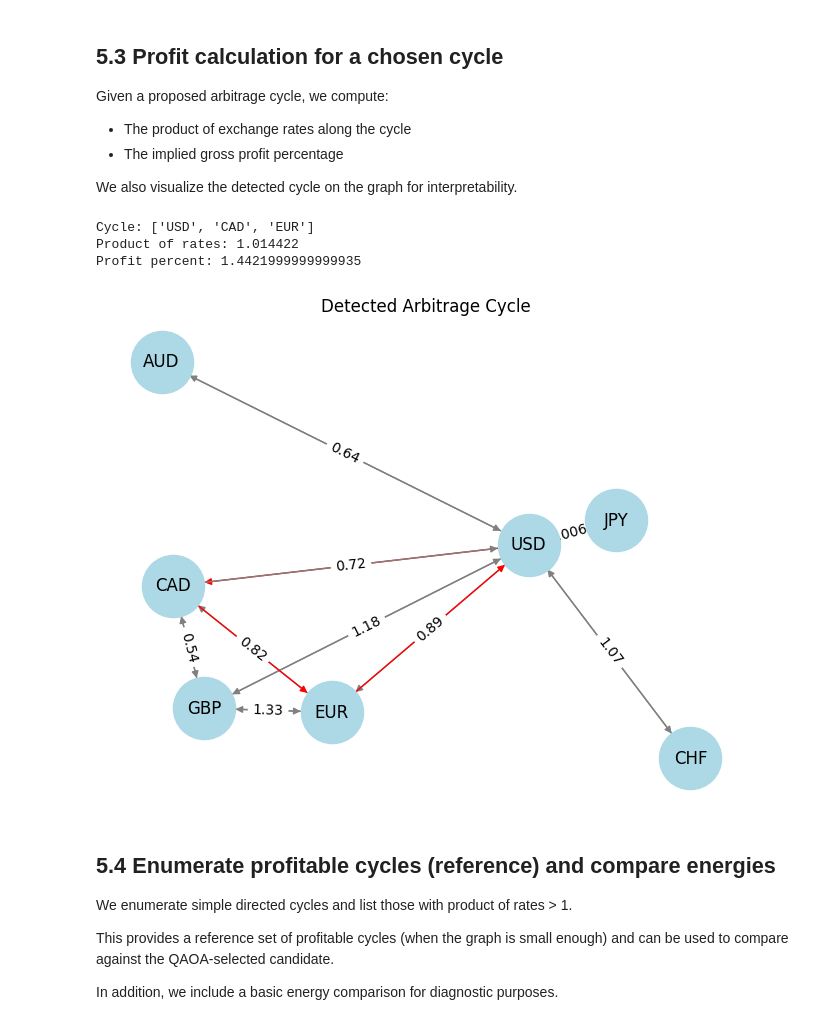
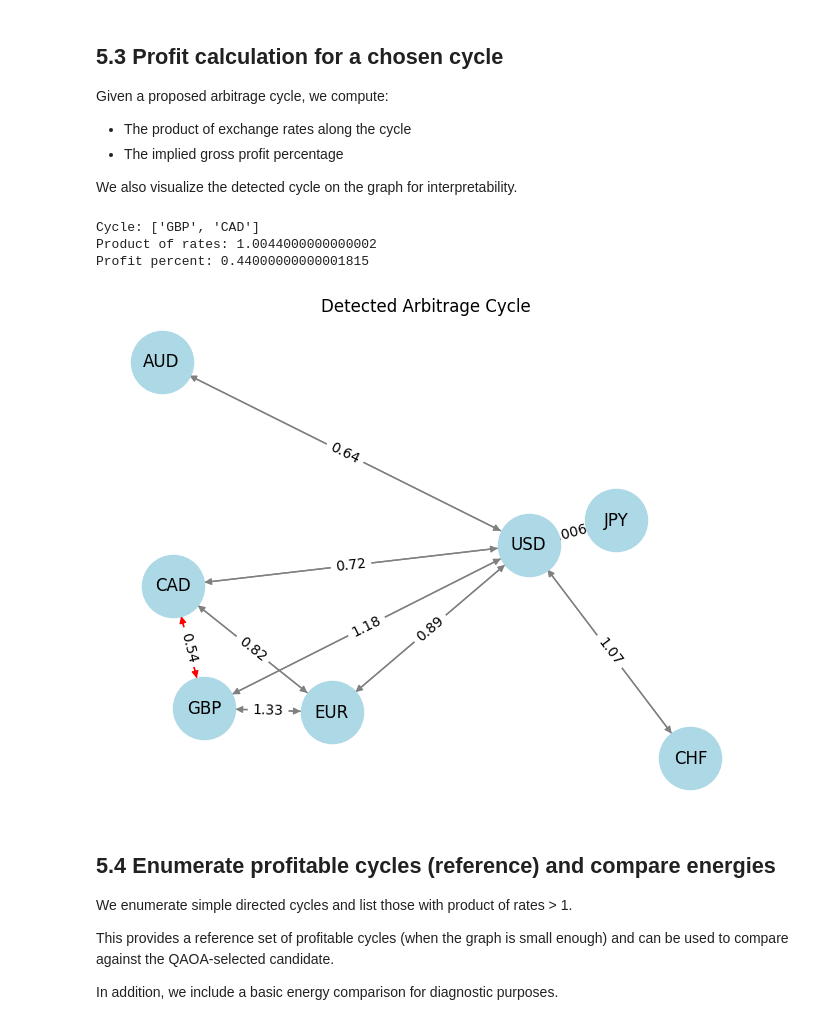
Before and after one commit to Bhuvanesh-kumar-k/Currency-Arbitrage-using-Quantum-Methodology-qiskit, a Jupyter notebook: Code Files/Currency_Arbitrage_QAOA_Qiskit.ipynb, the cells around one changed output. Cells and saved outputs as stored; diff of their text form; code cells hidden in the pictures.

Commit message:
cmt(2)-cells updated-need validation

```diff
--- a/Code Files/Currency_Arbitrage_QAOA_Qiskit.ipynb
+++ b/Code Files/Currency_Arbitrage_QAOA_Qiskit.ipynb
@@ -654,8 +693,3 @@ Total gates: 1
 Convert the sampled bitstring into a list of selected edges using the variable/edge mapping from Section 2.
 
 This produces a candidate set of trades that we validate in the next section.
-# %%
-bitstring = "".join(str(int(x)) for x in result.x)
-selected_edges = [edges[i] for i, bit in enumerate(result.x) if bit > 0.5]
-print(f"Most frequent bitstring: {bitstring}")
-print(f"Selected edges: {selected_edges}")
@@ -663,0 +696,13 @@ NameError: name 'result' is not defined
+# %%
+if 'edges' not in globals() or 'num_variables' not in globals():
+    print("edges/num_variables are not defined. Run the edge-mapping + QUBO construction cells first.")
+elif 'best_bstr' not in globals():
+    if 'probs' in globals() and isinstance(probs, dict) and len(probs) > 0:
+        best_bstr = max(probs.items(), key=lambda kv: kv[1])[0]
+        print("best_bstr was not defined, so it was inferred from probs.")
+    else:
+        print("best_bstr is not defined. Run the QAOA execution cell first.")
+else:
+    selected_edges = [edges[i] for i, bit in enumerate(best_bstr) if bit == '1']
+    print(f"Most probable bitstring: {best_bstr}")
+    print(f"Selected edges: {selected_edges}")
@@ -940,29 +970,33 @@ Given a proposed arbitrage cycle, we compute:
 
 We also visualize the detected cycle on the graph for interpretability.
 # %%
-cycle = ['USD','CAD','EUR']
-prod = 1.0
-for i in range(len(cycle)):
-    u = cycle[i]
-    v = cycle[(i+1) % len(cycle)]
-    r = G[u][v]['weight']
-    prod *= r
-print("Cycle:", cycle)
-print("Product of rates:", prod)
-print("Profit percent:", (prod - 1.0) * 100)
+# Use the arbitrage cycle found by Bellman-Ford (cell 50) if available
+if 'neg_cycle' not in globals() or not neg_cycle:
+    print("No arbitrage cycle available for profit calculation.")
+else:
+    cycle = list(neg_cycle)
+    prod = 1.0
+    for i in range(len(cycle)):
+        u = cycle[i]
+        v = cycle[(i + 1) % len(cycle)]
+        r = G[u][v]['weight']
+        prod *= r
 
-# visualize cycle edges in red
-cycle_edges = [(cycle[i], cycle[(i+1)%len(cycle)]) for i in range(len(cycle))]
-edge_colors = ['red' if e in cycle_edges else 'gray' for e in G.edges()]
-nx.draw(G, pos, with_labels=True, node_color='lightblue', node_size=2000, edge_color=edge_colors)
-nx.draw_networkx_edge_labels(G, pos, edge_labels=labels)
-plt.title("Detected Arbitrage Cycle")
-plt.show()
+    print("Cycle:", cycle)
+    print("Product of rates:", prod)
+    print("Profit percent:", (prod - 1.0) * 100)
+
+    cycle_edges = [(cycle[i], cycle[(i + 1) % len(cycle)]) for i in range(len(cycle))]
+    edge_colors = ['red' if e in cycle_edges else 'gray' for e in G.edges()]
+    nx.draw(G, pos, with_labels=True, node_color='lightblue', node_size=2000, edge_color=edge_colors)
+    nx.draw_networkx_edge_labels(G, pos, edge_labels=labels)
+    plt.title("Detected Arbitrage Cycle")
+    plt.show()
 # %% [output]
-Cycle: ['USD', 'CAD', 'EUR']
-Product of rates: 1.014422
-Profit percent: 1.4421999999999935
+Cycle: ['GBP', 'CAD']
+Product of rates: 1.0044000000000002
+Profit percent: 0.44000000000001815
-[figure, old version]
+[figure, new version]
 # %% [markdown]
 ## 5.4 Enumerate profitable cycles (reference) and compare energies
 
```
Also changed, not shown: parts of 30 cells of this notebook, 1 other file.
